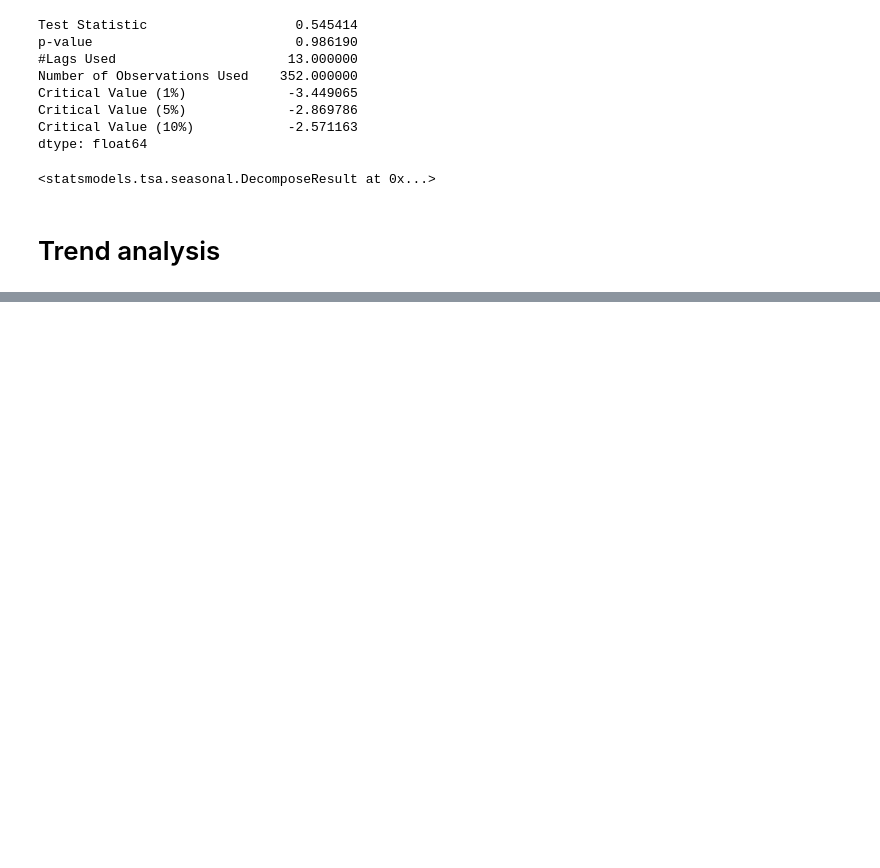
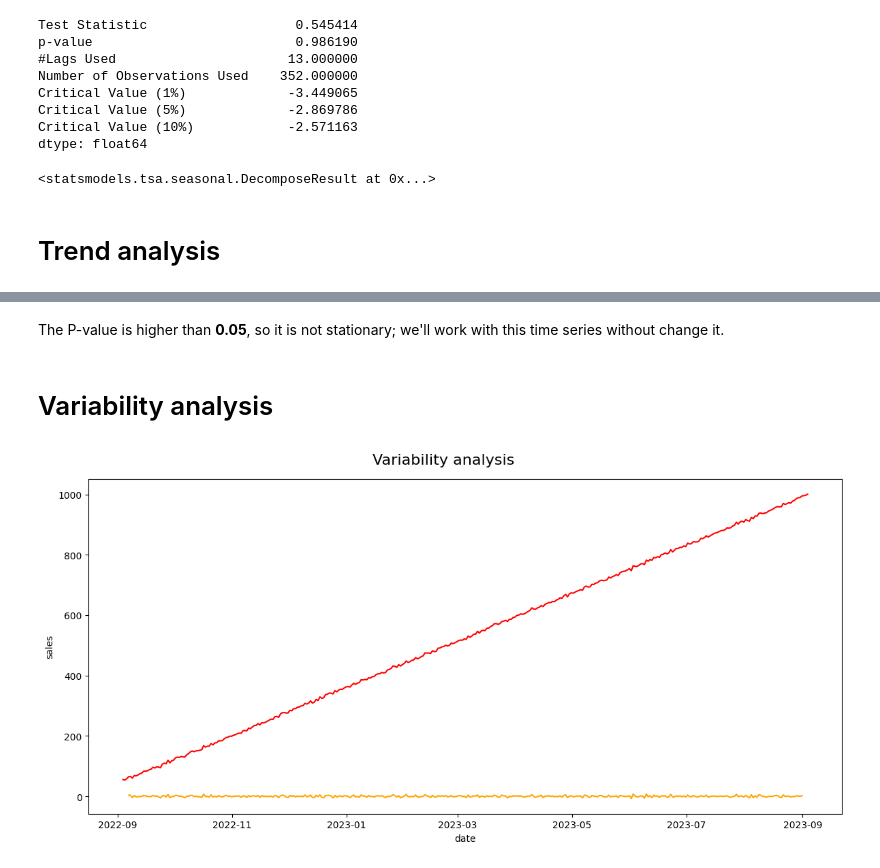
Before and after one commit to NatTajuelo/Serie-Temporal-Alternativa, a Jupyter notebook: src/explore.ipynb, the cells around one changed output, grey strips where cells are left out. Saved outputs shown, nothing was run; the diff lists cells and outputs as text; code cells hidden in the pictures; blank space fills up the shorter version.

```diff
--- a/src/explore.ipynb
+++ b/src/explore.ipynb
@@ -93,0 +131,17 @@ plt.show()
+# %% [markdown]
+The P-value is higher than **0.05**, so it is not stationary; we'll work with this time series without change it.
+# %% [markdown]
+# Variability analysis
+# %%
+residual = decomposition.resid
+
+fig, axis = plt.subplots(figsize = (12, 6))
+fig.suptitle("Variability analysis", fontsize=16)
+
+sns.lineplot(data = new_data, color = "red")
+sns.lineplot(data = residual, color = "orange")
+
+plt.tight_layout()
+plt.show()
+# %% [output]
+[figure, added]
```
Also changed, not shown: parts of 12 cells of this notebook, 1 other file.
